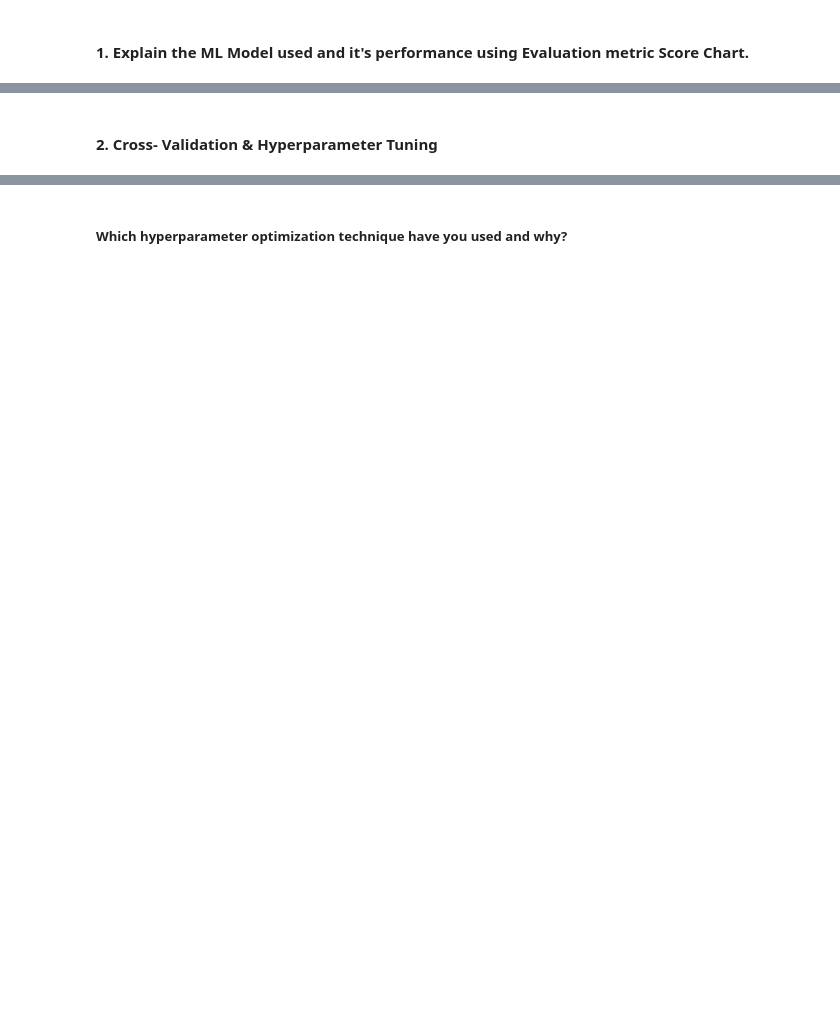
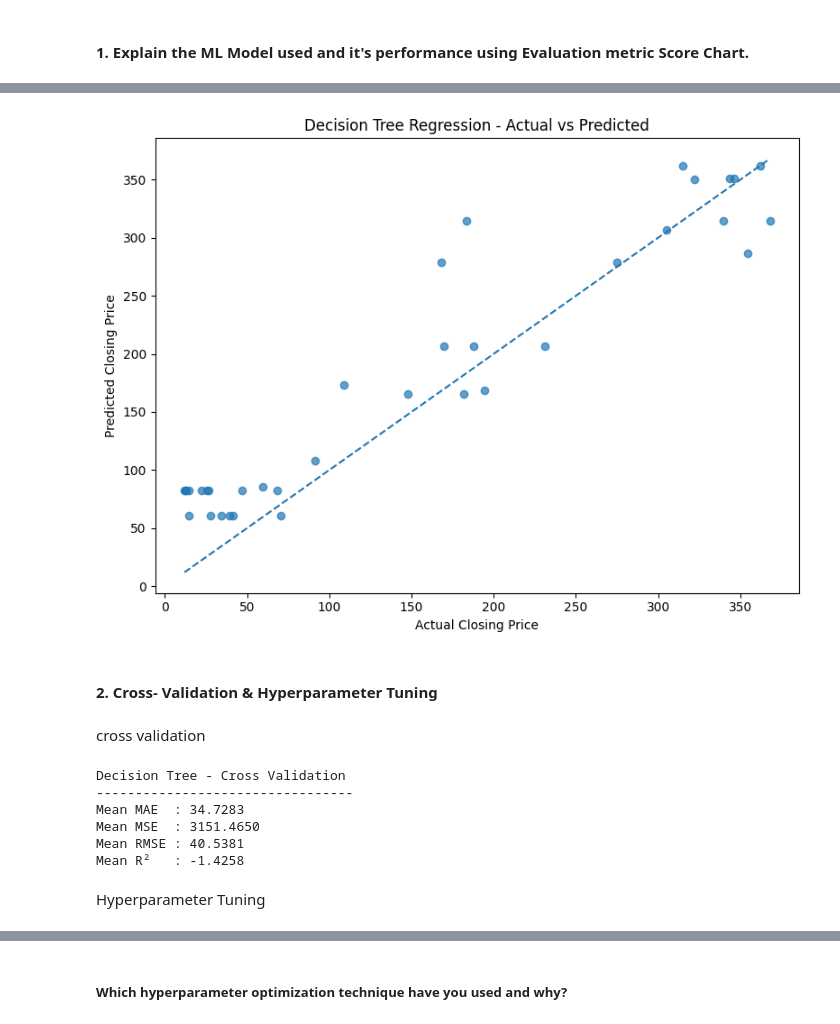
Before and after one commit to Ankush432-cloud/yes_bank_stock_price_prediction_ML_project, a Jupyter notebook: yes_bank_stock_price_prediction_ML_project.ipynb, the cells around one changed output, grey strips where cells are left out. Cells and saved outputs as stored; diff of their text form; code cells hidden in the pictures; blank space fills up the shorter version.

```diff
--- a/yes_bank_stock_price_prediction_ML_project.ipynb
+++ b/yes_bank_stock_price_prediction_ML_project.ipynb
@@ -2574,2 +2736,29 @@ However, stock prices are affected by many external factors such as market condi
+# %%
+plt.figure(figsize=(8, 6))
+
+plt.scatter(
+    y_test,
+    y_pred_dt,
+    alpha=0.7
+)
+
+# Perfect prediction line
+min_value = min(y_test.min(), y_pred_dt.min())
+max_value = max(y_test.max(), y_pred_dt.max())
+
+plt.plot(
+    [min_value, max_value],
+    [min_value, max_value],
+    linestyle='--'
+)
+
+plt.title("Decision Tree Regression - Actual vs Predicted")
+plt.xlabel("Actual Closing Price")
+plt.ylabel("Predicted Closing Price")
+
+plt.tight_layout()
+plt.show()
+# %% [output]
+[figure, added]
 # %% [markdown]
 #### 2. Cross- Validation & Hyperparameter Tuning
@@ -2581,0 +2765,44 @@ However, stock prices are affected by many external factors such as market condi
+# %% [markdown]
+cross validation
+# %%
+from sklearn.model_selection import TimeSeriesSplit, cross_validate
+
+# Define Time Series Cross-Validation
+tscv = TimeSeriesSplit(n_splits=5)
+
+# Perform cross-validation
+cv_scores_dt = cross_validate(
+    dt_model,
+    X_train,
+    y_train,
+    cv=tscv,
+    scoring=[
+        'neg_mean_absolute_error',
+        'neg_mean_squared_error',
+        'neg_root_mean_squared_error',
+        'r2'
+    ],
+    n_jobs=-1
+)
+
+# Convert negative error scores to positive
+cv_mae_dt = -cv_scores_dt['test_neg_mean_absolute_error']
+cv_mse_dt = -cv_scores_dt['test_neg_mean_squared_error']
+cv_rmse_dt = -cv_scores_dt['test_neg_root_mean_squared_error']
+cv_r2_dt = cv_scores_dt['test_r2']
+
+print("Decision Tree - Cross Validation")
+print("---------------------------------")
+print(f"Mean MAE  : {cv_mae_dt.mean():.4f}")
+print(f"Mean MSE  : {cv_mse_dt.mean():.4f}")
+print(f"Mean RMSE : {cv_rmse_dt.mean():.4f}")
+print(f"Mean R²   : {cv_r2_dt.mean():.4f}")
+# %% [output]
+Decision Tree - Cross Validation
+---------------------------------
+Mean MAE  : 34.7283
+Mean MSE  : 3151.4650
+Mean RMSE : 40.5381
+Mean R²   : -1.4258
+# %% [markdown]
+Hyperparameter Tuning
```
Also changed, not shown: parts of 73 cells of this notebook.
